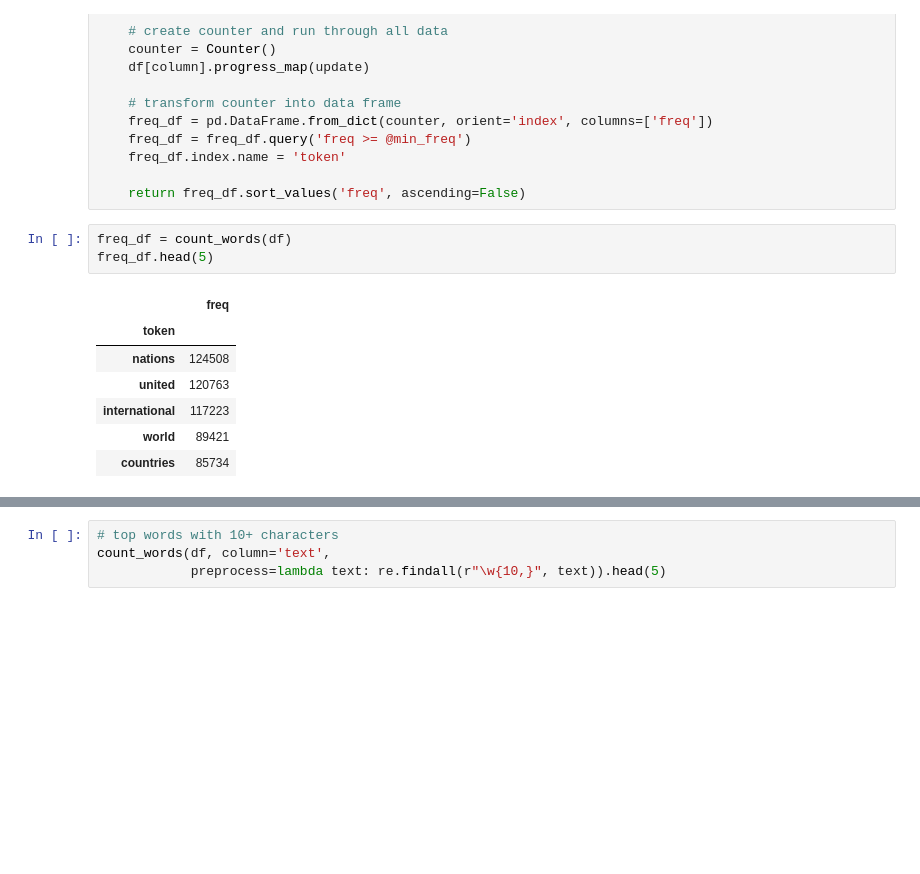
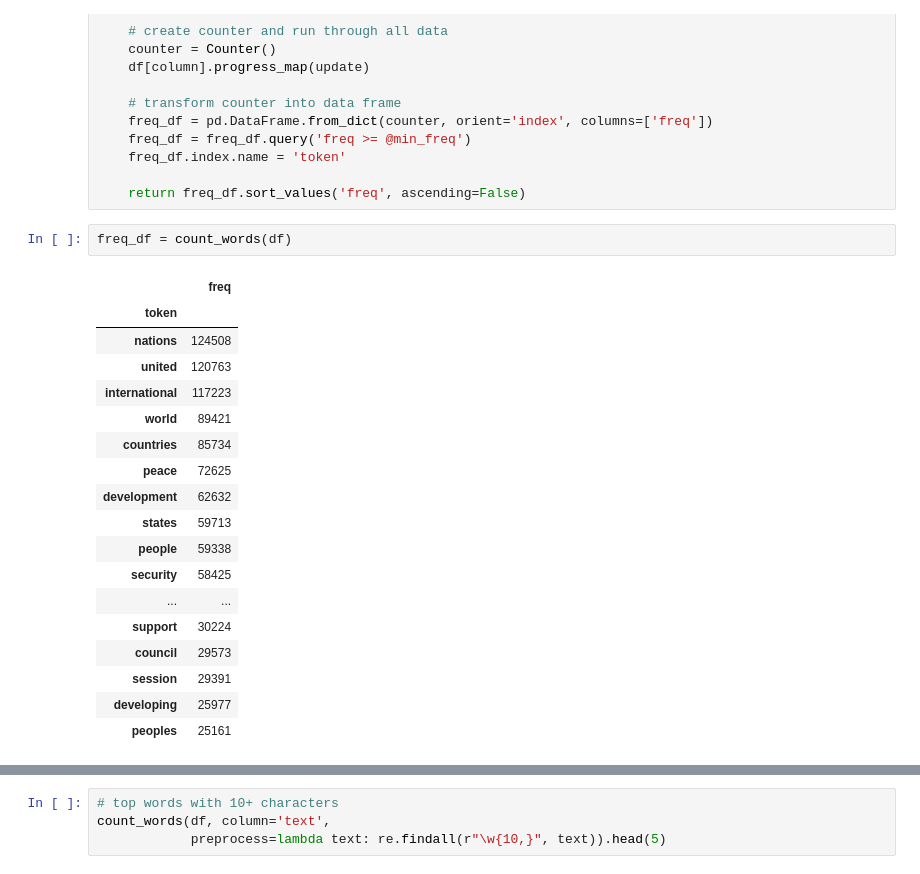
Before and after one commit to furyhawk/blueprints-text, a Jupyter notebook: ch01/First_Insights.ipynb, the cells around one changed output, grey strips where cells are left out. Saved outputs shown, nothing was run; the diff lists cells and outputs as text; blank space fills up the shorter version.

```diff
--- a/ch01/First_Insights.ipynb
+++ b/ch01/First_Insights.ipynb
@@ -256,12 +268,22 @@ def count_words(df, column='tokens', preprocess=None, min_freq=2):
     return freq_df.sort_values('freq', ascending=False)
 # %%
 freq_df = count_words(df)
-freq_df.head(5)
 # %% [output]
 |  | freq |
 | token |  |
 | nations | 124508 |
 | united | 120763 |
 | international | 117223 |
 | world | 89421 |
 | countries | 85734 |
+| peace | 72625 |
+| development | 62632 |
+| states | 59713 |
+| people | 59338 |
+| security | 58425 |
+| ... | ... |
+| support | 30224 |
+| council | 29573 |
+| session | 29391 |
+| developing | 25977 |
+| peoples | 25161 |
```
Also changed, not shown: parts of 5 cells of this notebook.
